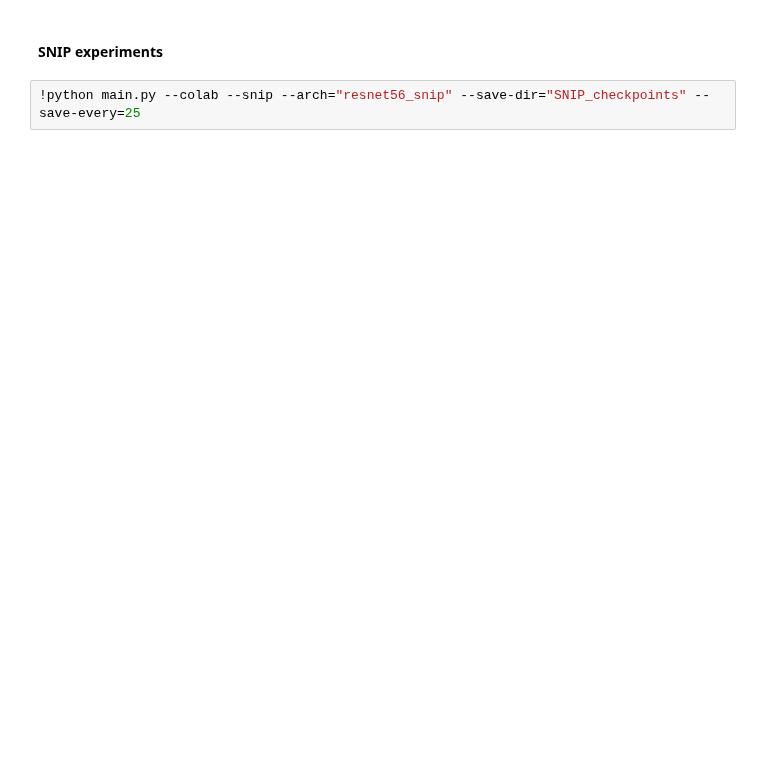
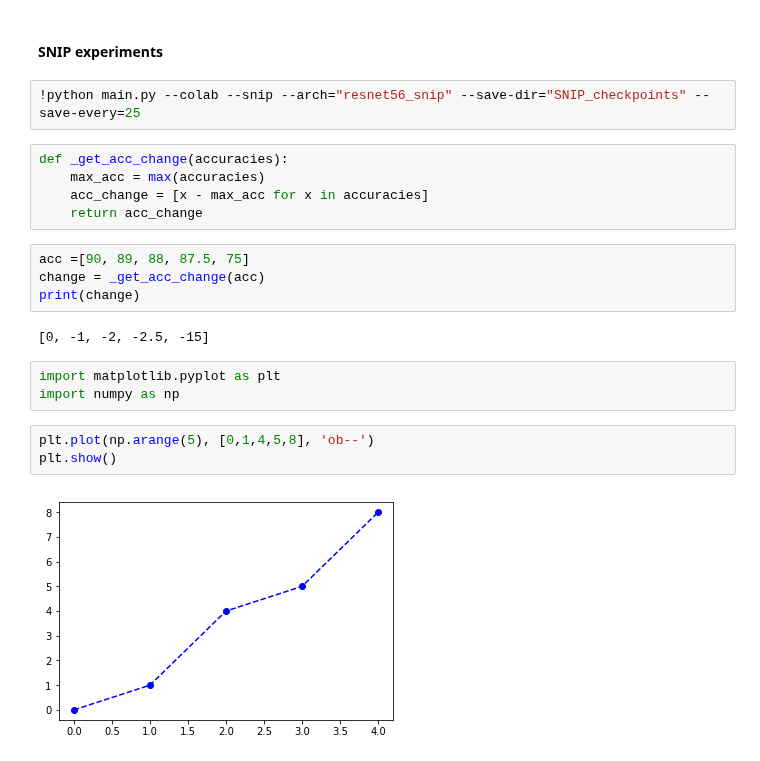
Before and after one commit to antonioverdi/MLReproChallenge, a Jupyter notebook: Training Environment.ipynb, the cells around one changed output. Drawn from its saved outputs; the diff is of its cells as text; blank space fills up the shorter version.

Commit message:
made plotting sexier

```diff
--- a/Training Environment.ipynb
+++ b/Training Environment.ipynb
@@ -66,3 +66,22 @@ create_plots('logs.json', compressions[-2:])
 <h4>SNIP experiments</h4>
 # %%
 !python main.py --colab --snip --arch="resnet56_snip" --save-dir="SNIP_checkpoints" --save-every=25
+# %%
+def _get_acc_change(accuracies):
+	max_acc = max(accuracies)
+	acc_change = [x - max_acc for x in accuracies]
+	return acc_change
+# %%
+acc =[90, 89, 88, 87.5, 75]
+change = _get_acc_change(acc)
+print(change)
+# %% [output]
+[0, -1, -2, -2.5, -15]
+# %%
+import matplotlib.pyplot as plt
+import numpy as np
+# %%
+plt.plot(np.arange(5), [0,1,4,5,8], 'ob--')
+plt.show()
+# %% [output]
+[figure, added]
```
Also changed, not shown: parts of 1 cell of this notebook, 3 other files.
